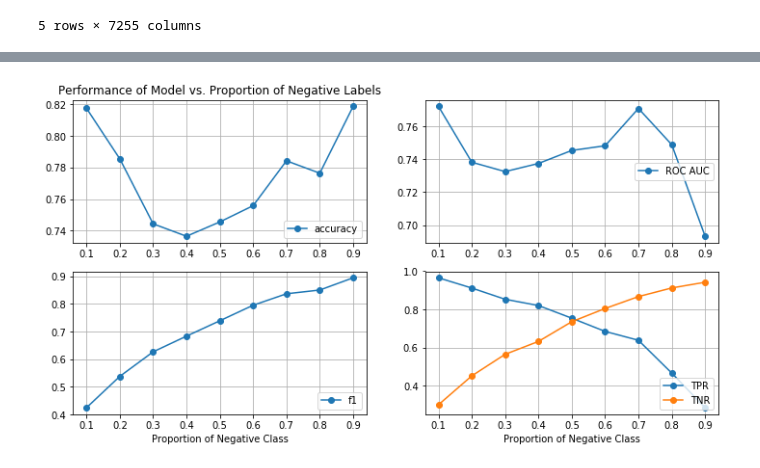
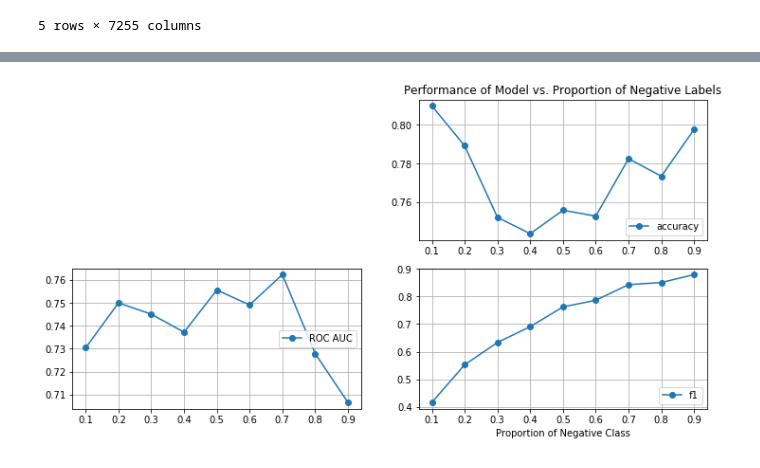
Before and after one commit to hobagolyka/Hotel-reviews, a Jupyter notebook: NoteBook_Files/Linear_Regression.ipynb, the cells around one changed output, grey strips where cells are left out. Drawn from its saved outputs; the diff is of its cells as text; code cells hidden in the pictures.

```diff
--- a/NoteBook_Files/Linear_Regression.ipynb
+++ b/NoteBook_Files/Linear_Regression.ipynb
@@ -49,7 +49,7 @@ def test_model(model, f_feature, t_feature, f_label, t_label):
     print(metrics.f1_score(t_label, pred))
     return [metrics.accuracy_score(t_label, pred),
                metrics.roc_auc_score(t_label, pred),
-               metrics.f1_score(t_label, pred), TPR, TNR]
+               metrics.f1_score(t_label, pred), TPR, TNR, confusion_matrix[0][0]]
 
 
 def acc_score(t_label, pred):
@@ -289,32 +290,32 @@ labels_tests[8].sum()
 # %%
 X = np.arange(len(proportions))
 
 
 fig = plt.subplots(figsize=(12, 6))
-plt.subplot(221)
+plt.subplot(222)
 plt.plot(proportions, acc, "o-",label="accuracy")
 plt.title('Performance of Model vs. Proportion of Negative Labels')
 plt.legend(loc=4)
 plt.grid()
-plt.subplot(222)
+plt.subplot(223)
 plt.plot(proportions, auc, "o-",label="ROC AUC")
 plt.legend(loc=5)
 plt.grid()
-plt.subplot(223)
+plt.subplot(224)
 plt.plot(proportions, f1, "o-", label="f1")
 plt.legend(loc=4)
 plt.grid()
 plt.xlabel("Proportion of Negative Class")
-plt.subplot(224)
-plt.plot(proportions, TPR, "o-", label="TPR")
-plt.plot(proportions, TNR, "o-", label="TNR")
-plt.legend(loc=4)
-plt.grid()
-plt.xlabel("Proportion of Negative Class")
+# plt.subplot(224)
+# plt.plot(proportions, TPR, "o-", label="TPR")
+# plt.plot(proportions, TNR, "o-", label="TNR")
+# plt.legend(loc=4)
+# plt.grid()
+# plt.xlabel("Proportion of Negative Class")
 
 fig_path = '../export/'
 plt.savefig(fig_path + 'linear_reg_different_proportions', fmt = 'png', dpi = 100)
 
 plt.show()
 # %% [output]
-[figure, old version]
+[figure, new version]
```
Also changed, not shown: parts of 2 cells of this notebook.
